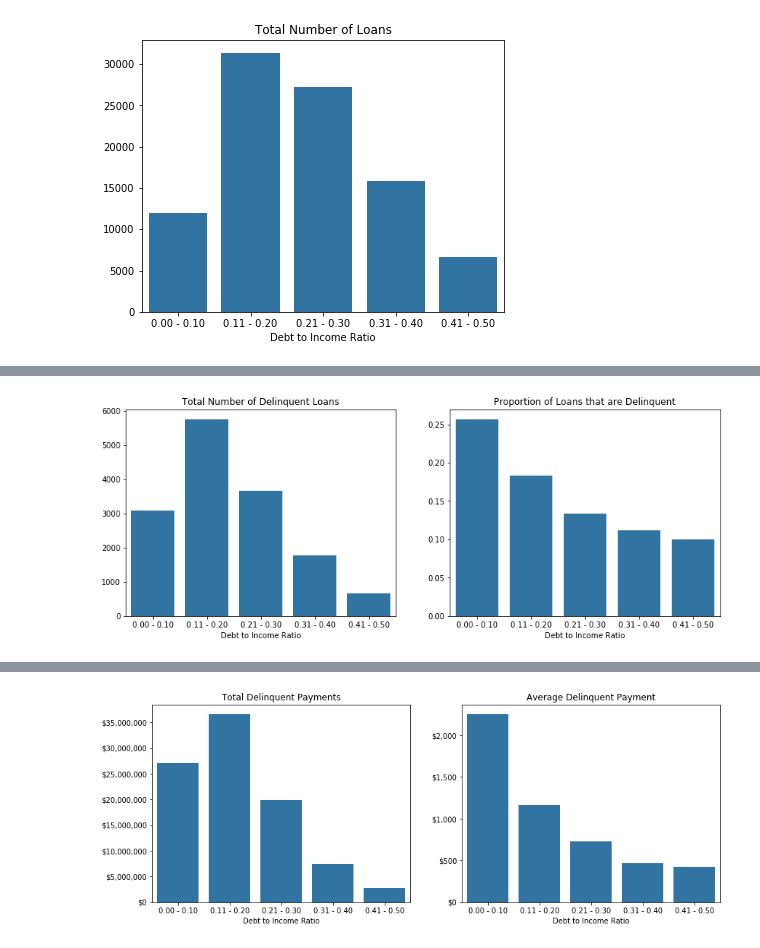
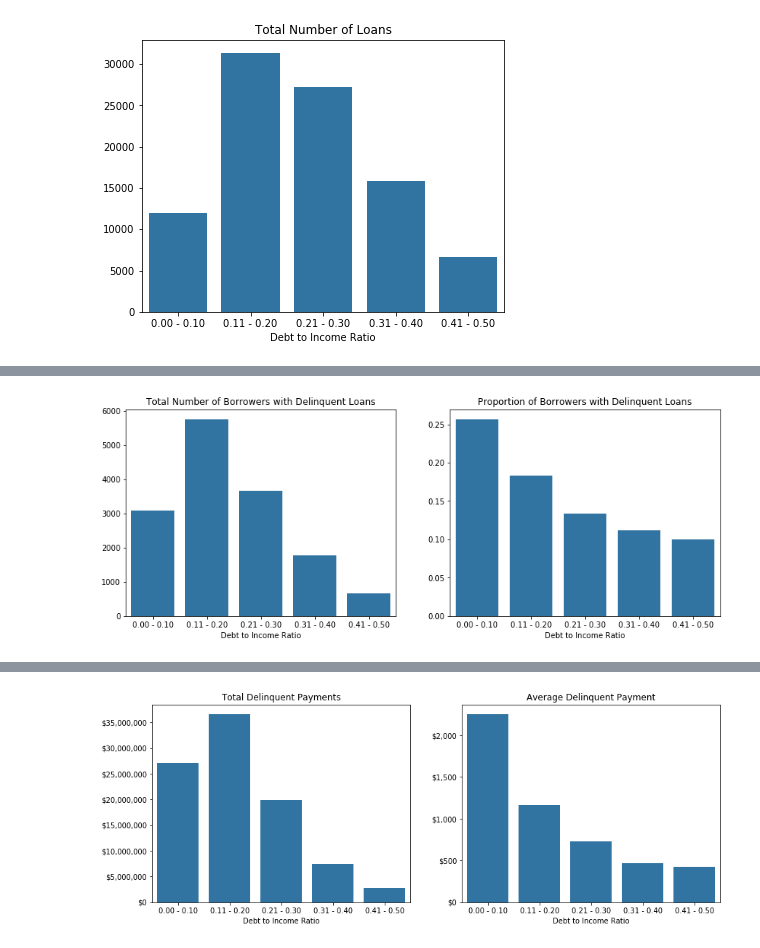
Before and after one commit to louisneira/Data_Visualization, a Jupyter notebook: Data_Visualization.ipynb, the cells around one changed output, grey strips where cells are left out. Cells and saved outputs as stored; diff of their text form; code cells hidden in the pictures.

```diff
--- a/Data_Visualization.ipynb
+++ b/Data_Visualization.ipynb
@@ -536,33 +550,33 @@ for i in range(loan_data_del_count[x].min(), loan_data_del_count[x].max() + 1):
 
 # Modify labels so they show commas and whole numbers
 #y_labels = ['{:,.2f}'.format(t) for t in g.get_yticks()]
 
-ax1.set(title='Total Number of Delinquent Loans')
+ax1.set(title='Total Number of Borrowers with Delinquent Loans')
 ax1.set(xticklabels=x_labels);
 ax1.set(xlabel='Debt to Income Ratio', ylabel='');
 
 
 
 ax2 = sns.barplot(data=loan_data_prop, x='DebtRatioBin', y='AmountDelinquent', ci=None, color = sns.color_palette()[0], ax=axes[1]);
 #g.legend(loc=1)
 
 # Create labels for Debt to Income Ratio ranges along x-axis
 for i in range(loan_data_prop[x].min(), loan_data_prop[x].max() + 1):
 
     if i == loan_data_prop[x].min():
         label_min = bins[0][i]
     else:
         label_min = bins[0][i] + 0.01
 
     label_max = bins[0][i + 1]
     label = str('{0:.2f}'.format(label_min)) + ' - ' + str('{0:.2f}'.format(label_max))
     x_labels.append(label)
 
 # Modify labels so they show commas and whole numbers
 y_labels = ['${:,.2f}'.format(t) for t in g.get_yticks()]
 
-ax2.set(title='Proportion of Loans that are Delinquent')
+ax2.set(title='Proportion of Borrowers with Delinquent Loans')
 ax2.set(xticklabels=x_labels);
 ax2.set(xlabel='Debt to Income Ratio', ylabel='');
 # %% [output]
-[figure, old version]
+[figure, new version]
```
Also changed, not shown: parts of 36 cells of this notebook.
